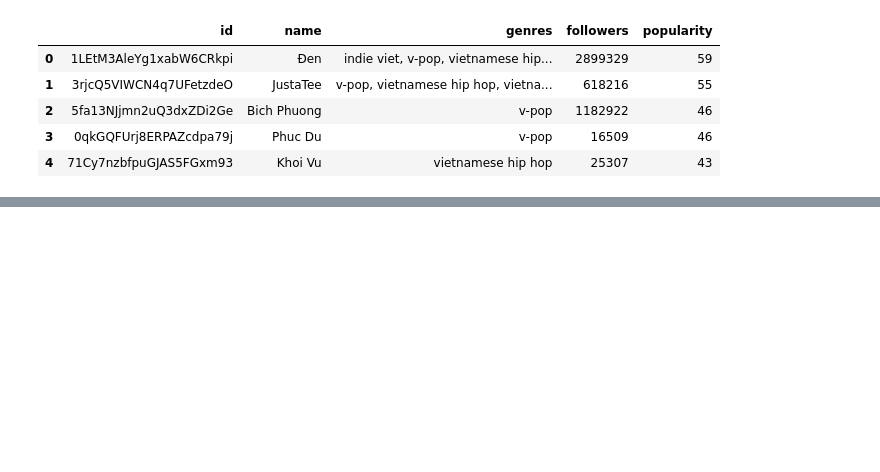
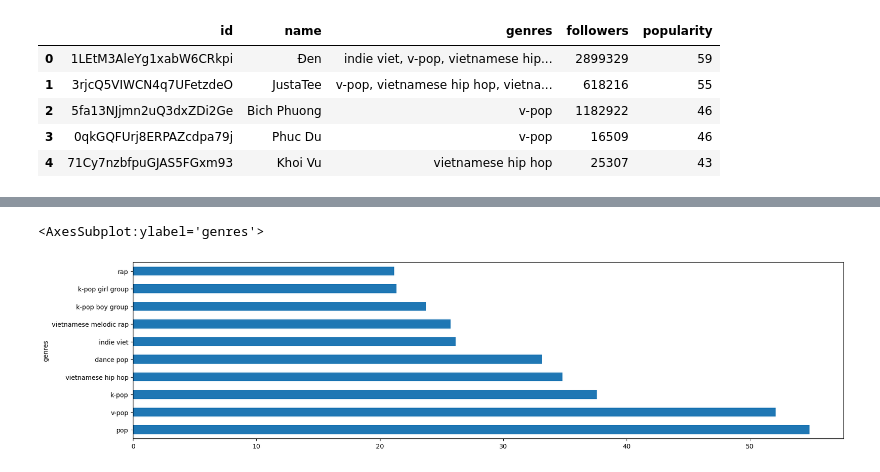
Before and after one commit to quytrungg/Final_Project_CSC14119, a Jupyter notebook: data_analysis/components/artists_data_analysis.ipynb, the cells around one changed output, grey strips where cells are left out. Saved outputs shown, nothing was run; the diff lists cells and outputs as text; code cells hidden in the pictures; blank space fills up the shorter version.

```diff
--- a/data_analysis/components/artists_data_analysis.ipynb
+++ b/data_analysis/components/artists_data_analysis.ipynb
@@ -15,0 +75,4 @@ df.head()
+# %%
+genre_trend['occurences'] = (100*(genre_trend['occurences'] - genre_trend['occurences'].min()))/(genre_trend['occurences'].max()-genre_trend['occurences'].min())
+genre_trend = genre_trend.rename(columns={'occurences': 'occurences_scaled'})
+genre_trend.sort_values(by='occurences_scaled').round(2)
@@ -15,0 +94,3 @@ df.head()
+# %%
+genre_trend['rating'] = np.sqrt(genre_trend['occurences_scaled'] * genre_trend['popularity'])
+genre_trend.sort_values(by='rating')
@@ -15,0 +127,5 @@ df.head()
+# %%
+genre_trend.nlargest(n=10, columns='rating')['rating'].plot.barh(figsize=(20, 5))
+# %% [output]
+<AxesSubplot:ylabel='genres'>
+[figure, added]
```
Also changed, not shown: parts of 8 cells of this notebook, 1 other file.
